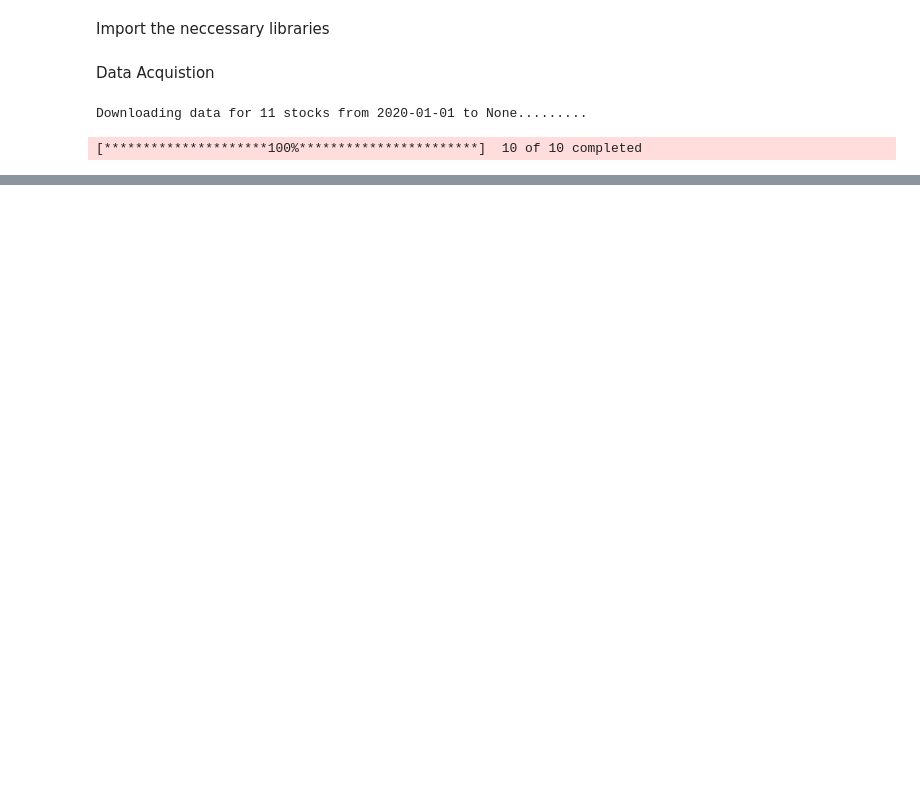
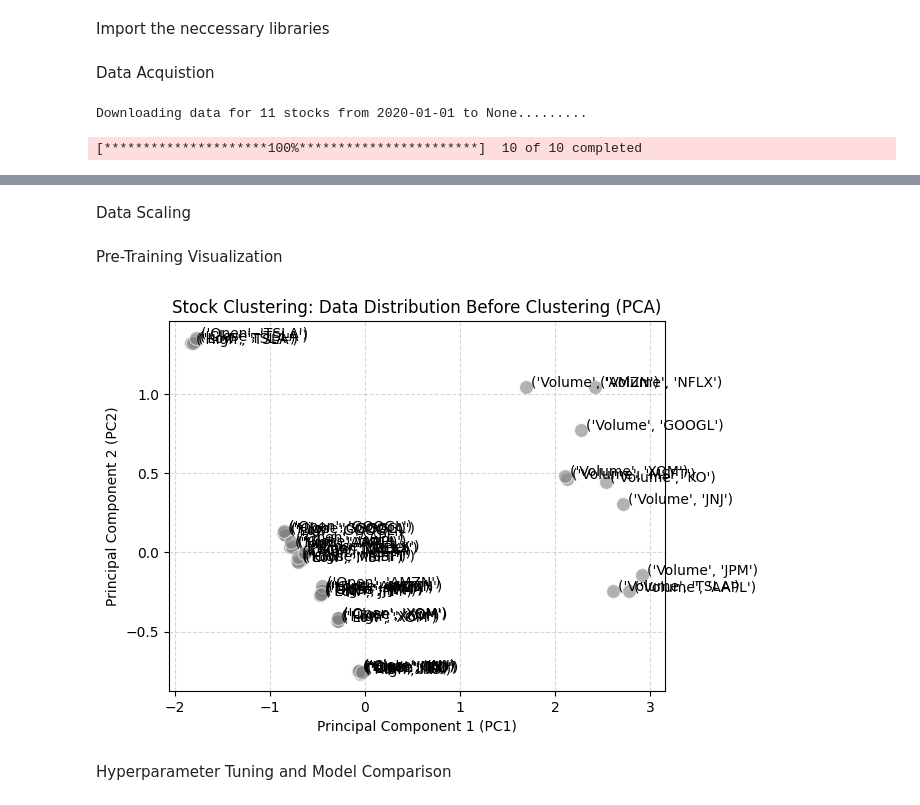
Before and after one commit to charlesakinnurun/stock-market, a Jupyter notebook: model.ipynb, the cells around one changed output, grey strips where cells are left out. Saved outputs shown, nothing was run; the diff lists cells and outputs as text; code cells hidden in the pictures; blank space fills up the shorter version.

```diff
--- a/model.ipynb
+++ b/model.ipynb
@@ -44,0 +121,6 @@ stock_data.head()
+# %%
+# Combine the two engineered features into a single DataFrame for clustering
+features_df = pd.DataFrame({
+    "Mean Return":mean_return,
+    "Volatility":volatility
+})
@@ -44,0 +148,36 @@ stock_data.head()
+# %%
+# Extract the values (X) for scaling and modelling
+X = features_df.values
+# %% [markdown]
+Data Scaling
+# %%
+# Standardize the features
+# Scaling is cruical for distance-based algorithms (K-Means,Agglomerative)
+# It ensures that no single feature dominates the distance calculation
+scaler = StandardScaler()
+X_scaled = scaler.fit_transform(X)
+# %%
+# Apply PCA for 2D Visualization
+# We reduce the 2 features down to 2 principal components (although redundant here,
+# this step is standard practice for generalizing to higher dimension)
+pca = PCA(n_components=2)
+X_pca = pca.fit_transform(X_scaled)
+pca_df = pd.DataFrame(X_pca,index=features_df.index,columns=["PC1","PC2"])
+# %% [markdown]
+Pre-Training Visualization
+# %%
+plt.Figure(figsize=(10,6))
+# Create a scatter plot of the stocks in the PC1 vs PC2 space
+sns.scatterplot(x=pca_df["PC1"],y=pca_df["PC2"],s=100,color="grey",alpha=0.6)
+# Add labels for each ticker on the plot
+for i,ticker in enumerate(pca_df.index):
+    plt.annotate(ticker,(pca_df["PC1"][i] + 0.05,pca_df["PC2"][i]),fontsize=10)
+plt.title('Stock Clustering: Data Distribution Before Clustering (PCA)')
+plt.xlabel("Principal Component 1 (PC1)")
+plt.ylabel("Principal Component 2 (PC2)")
+plt.grid(True,linestyle="--",alpha=0.5)
+plt.show()
+# %% [output]
+[figure, added]
+# %% [markdown]
+Hyperparameter Tuning and Model Comparison
```
Also changed, not shown: parts of 22 cells of this notebook, 1 other file.
